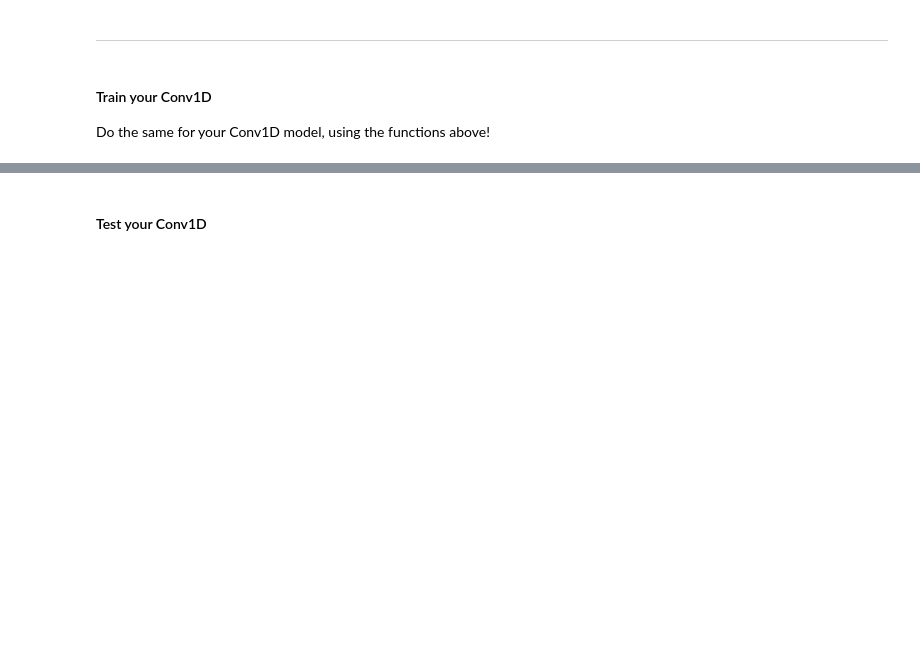
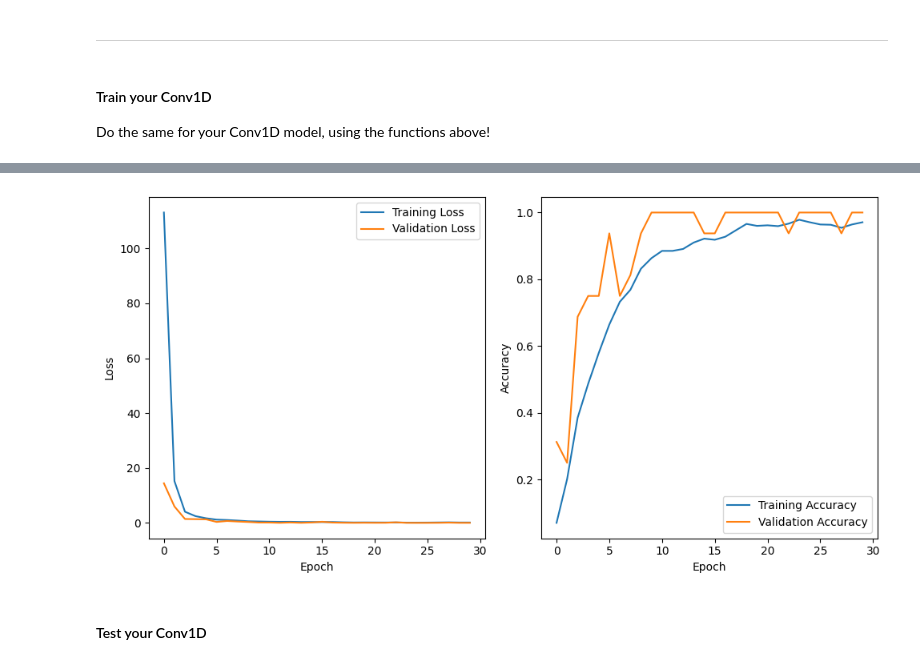
Before and after one commit to josh14668/MachineListeningCSGY9223, a Jupyter notebook: assignment3.ipynb, the cells around one changed output, grey strips where cells are left out. Drawn from its saved outputs; the diff is of its cells as text; code cells hidden in the pictures; blank space fills up the shorter version.

```diff
--- a/assignment3.ipynb
+++ b/assignment3.ipynb
@@ -1133,5 +1171,5 @@ tr_loss_ep, tr_acc_ep, val_loss_ep, val_acc_ep = train_and_validate(model_type="
                                                                     device=device,
                                                                     train_dataloader=train_dataloader,
                                                                     val_dataloader=val_dataloader,
-                                                                    num_epochs=50,
-                                                                    lr=0.1) # I found LR=0.1 to work well for conv1d here (but depends on your model)
+                                                                    num_epochs=30,
+                                                                    lr=0.008) # I found LR=0.1 to work well for conv1d here (but depends on your model)
@@ -1141,3 +1198,25 @@ tr_loss_ep, tr_acc_ep, val_loss_ep, val_acc_ep = train_and_validate(model_type="
+# %%
+# TODO : Plot your training and validation loss and accuracy curves
+# Plotting!
+plt.figure(figsize=(10, 5))
+plt.subplot(1, 2, 1)
+plt.plot(tr_loss_ep, label='Training Loss')
+plt.plot(val_loss_ep, label='Validation Loss')
+plt.xlabel('Epoch')
+plt.ylabel('Loss')
+plt.legend()
+
+plt.subplot(1, 2, 2)
+plt.plot(tr_acc_ep, label='Training Accuracy')
+plt.plot(val_acc_ep, label='Validation Accuracy')
+plt.xlabel('Epoch')
+plt.ylabel('Accuracy')
+plt.legend()
+
+plt.tight_layout()
+plt.show()
+# %% [output]
+[figure, added]
 # %% [markdown]
 #### Test your Conv1D
 # %%
```
Also changed, not shown: parts of 16 cells of this notebook.
